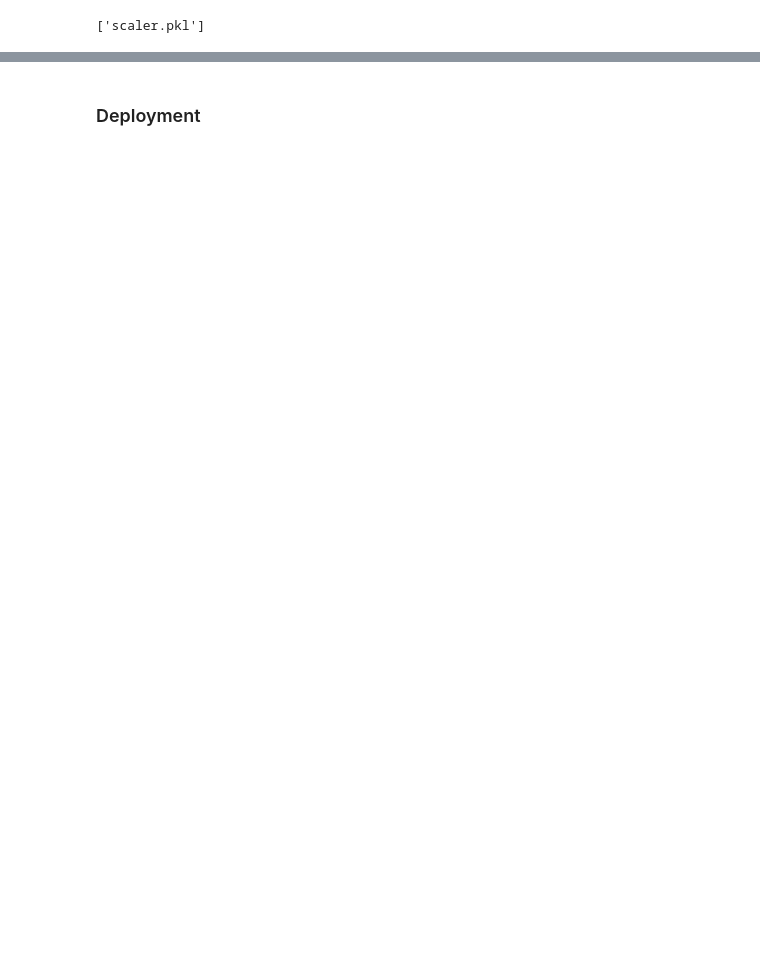
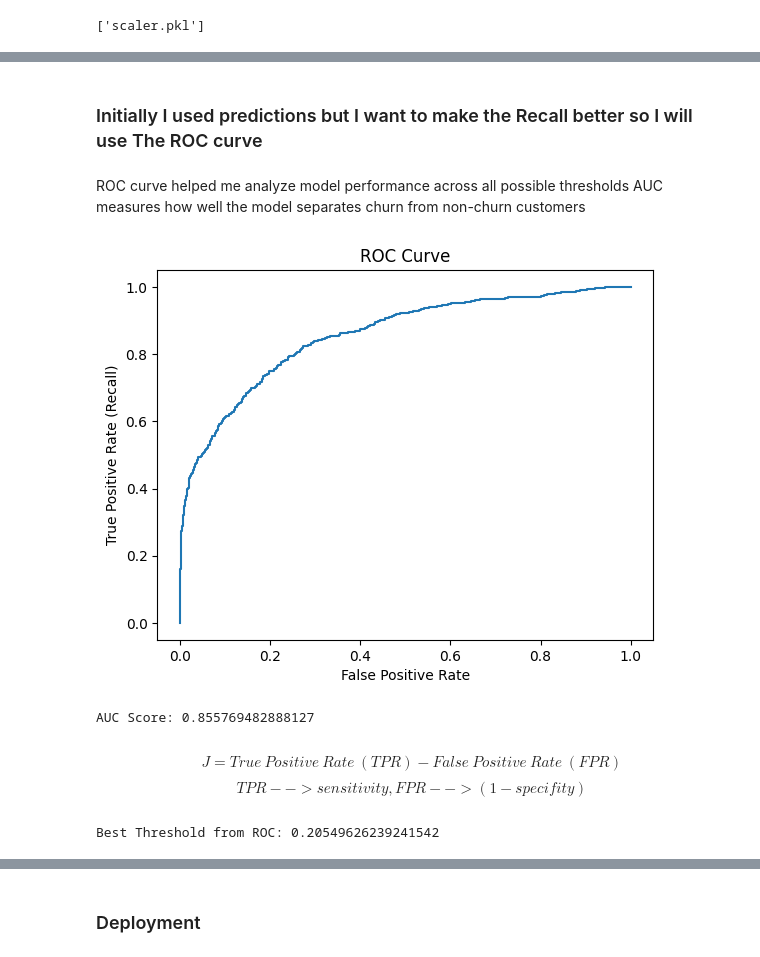
Before and after one commit to Tasnimm123/Customer-Churn-Project, a Jupyter notebook: notebook.ipynb, the cells around one changed output, grey strips where cells are left out. Drawn from its saved outputs; the diff is of its cells as text; code cells hidden in the pictures; blank space fills up the shorter version.

```diff
--- a/notebook.ipynb
+++ b/notebook.ipynb
@@ -648,0 +689,46 @@ Final Decision: I selected the Gradient Boosting model for the final deployment.
+# %% [markdown]
+### Initially I used predictions but I want to make the Recall better so I will use The ROC curve
+# %%
+# Get predicted probabilities for the positive class (Churn = 1)
+y_probs = model.predict_proba(X_test_scaled)[:, 1]
+# Instead of only using class predictions,
+# I extracted predicted probabilities to evaluate model performance across different thresholds
+# %% [markdown]
+ROC curve helped me analyze model performance across all possible thresholds
+AUC measures how well the model separates churn from non-churn customers
+# %%
+from sklearn.metrics import roc_curve, roc_auc_score
+import matplotlib.pyplot as plt
+
+# Calculate ROC values
+fpr, tpr, thresholds = roc_curve(y_test, y_probs)
+
+# Calculate AUC score
+auc_score = roc_auc_score(y_test, y_probs)
+
+# Plot ROC Curve
+plt.figure()
+plt.plot(fpr, tpr)
+plt.xlabel("False Positive Rate")
+plt.ylabel("True Positive Rate (Recall)")
+plt.title("ROC Curve")
+plt.show()
+
+print("AUC Score:", auc_score)
+# %% [output]
+[figure, added]
+AUC Score: 0.855769482888127
+# %% [markdown]
+$$J = True\ Positive\ Rate\ (TPR) - False\ Positive\ Rate\ (FPR)$$
+$$TPR --> sensitivity  , FPR --> (1-specifity)$$
+# %%
+import numpy as np
+
+# Use Youden’s J statistic to find optimal threshold
+j_scores = tpr - fpr
+best_index = np.argmax(j_scores)
+best_threshold = thresholds[best_index]
+
+print("Best Threshold from ROC:", best_threshold)
+# %% [output]
+Best Threshold from ROC: 0.20549626239241542
```
Also changed, not shown: parts of 16 cells of this notebook.
